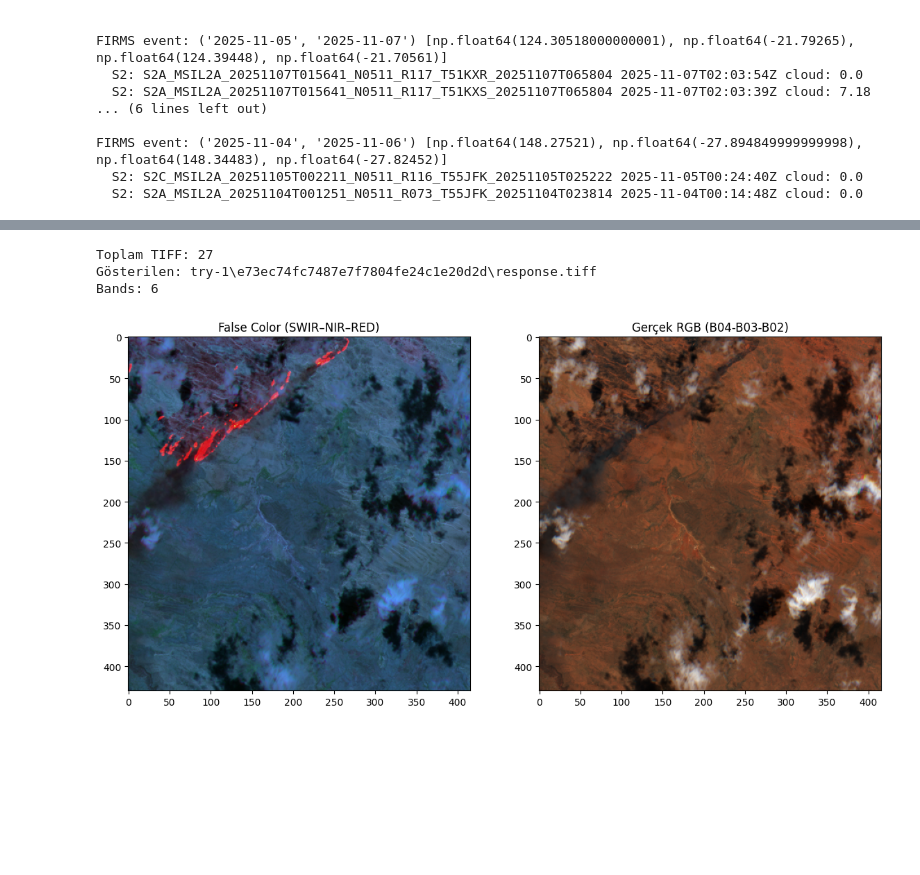
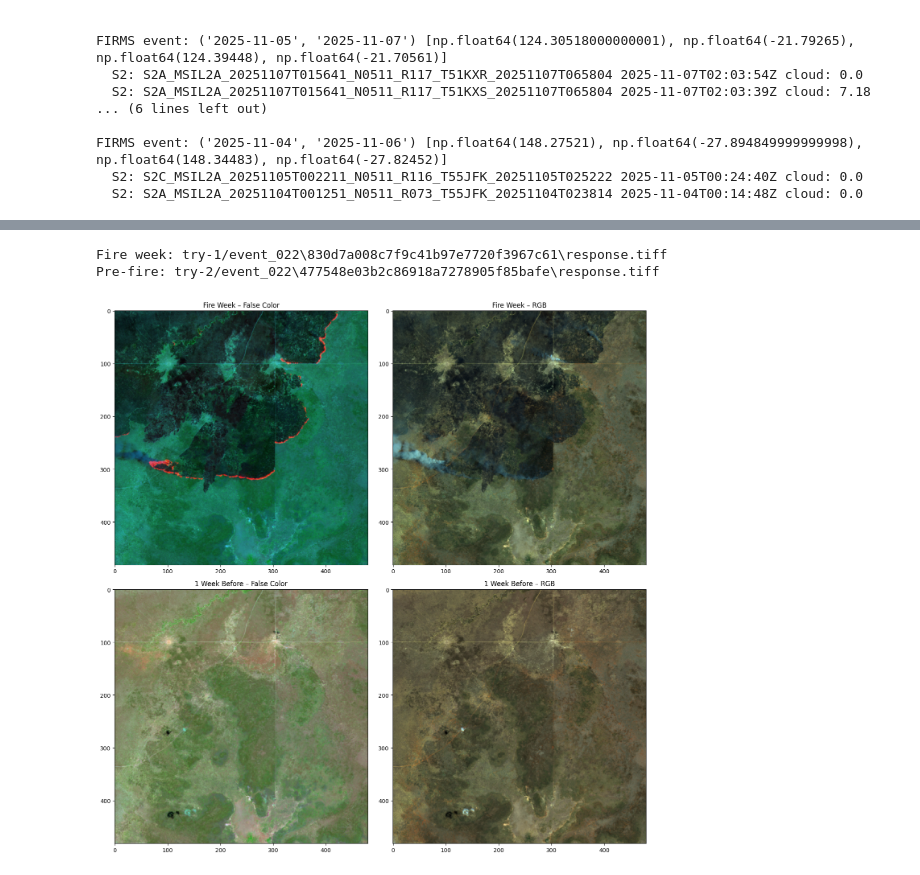
Before and after one commit to Yesimtsn/ForestFireDetection_CS419, a Jupyter notebook: Data_Pulling.ipynb, the cells around one changed output, grey strips where cells are left out. Drawn from its saved outputs; the diff is of its cells as text; code cells hidden in the pictures; blank space fills up the shorter version.

```diff
--- a/Data_Pulling.ipynb
+++ b/Data_Pulling.ipynb
@@ -260,62 +318,102 @@ import rasterio
 import numpy as np
 import matplotlib.pyplot as plt
 
-folder = "try-1"
+event_idx = 22
+
+folder_burnin = f"try-1/event_{event_idx:03d}"
+folder_greenf = f"try-2/event_{event_idx:03d}"
+
+# -----------------------------
+# FIRE WEEK (try-1)
+# -----------------------------
 tiffs = []
-
-for root, _, files in os.walk(folder):
+for root, _, files in os.walk(folder_burnin):
     for f in files:
         if f.endswith(".tiff"):
             tiffs.append(os.path.join(root, f))
-print("Toplam TIFF:", len(tiffs))
 
-index = 23
-path = tiffs[index]
-print("Gösterilen:", path)
+tiffs = sorted(tiffs)
+path = tiffs[0]
+print("Fire week:", path)
 
 with rasterio.open(path) as src:
     img = src.read().astype(np.float32)
 
-print("Bands:", img.shape[0])
+# -----------------------------
+# PRE-FIRE (try-2)
+# -----------------------------
+tiffs_pre = []
+for root, _, files in os.walk(folder_greenf):
+    for f in files:
+        if f.endswith(".tiff"):
+            tiffs_pre.append(os.path.join(root, f))
+
+tiffs_pre = sorted(tiffs_pre)
+path_pre = tiffs_pre[0]
+print("Pre-fire:", path_pre)
+
+with rasterio.open(path_pre) as src:
+    img_pre = src.read().astype(np.float32)
 
 def norm(x):
     x = x - x.min()
     if x.max() > 0:
         x = x / x.max()
     return x
 
 B02 = img[0]  # Blue
 B03 = img[1]  # Green
 B04 = img[2]  # Red
-B04 = img[2]   # Red
 B08 = img[3]   # NIR
 B12 = img[4]   # SWIR
 
 false_color = np.dstack([
     norm(B12),   # R → SWIR
     norm(B08),   # G → NIR
     norm(B04)    # B → Red
 ])
 
 rgb_image = np.dstack([
     norm(B04),
     norm(B03),
     norm(B02)
 ])
 
-plt.figure(figsize=(14,7))
+B02_p, B03_p, B04_p, B08_p, B12_p = img_pre[0], img_pre[1], img_pre[2], img_pre[3], img_pre[4]
 
-plt.subplot(1, 2, 1)
-plt.title("False Color (SWIR–NIR–RED)")
+false_color_p = np.dstack([
+    norm(B12_p),
+    norm(B08_p),
+    norm(B04_p)
+])
+
+rgb_image_p = np.dstack([
+    norm(B04_p),
+    norm(B03_p),
+    norm(B02_p)
+])
+
+plt.figure(figsize=(14,14))
+
+plt.subplot(2, 2, 1)
+plt.title("Fire Week – False Color")
 plt.imshow(false_color)
 
-plt.subplot(1, 2, 2)
-plt.title("Gerçek RGB (B04-B03-B02)")
+plt.subplot(2, 2, 2)
+plt.title("Fire Week – RGB")
 plt.imshow(rgb_image)
 
+plt.subplot(2, 2, 3)
+plt.title("1 Week Before – False Color")
+plt.imshow(false_color_p)
+
+plt.subplot(2, 2, 4)
+plt.title("1 Week Before – RGB")
+plt.imshow(rgb_image_p)
+
+plt.tight_layout()
 plt.show()
 # %% [output]
-Toplam TIFF: 27
-Gösterilen: try-1\e73ec74fc7487e7f7804fe24c1e20d2d\response.tiff
-Bands: 6
+Fire week: try-1/event_022\830d7a008c7f9c41b97e7720f3967c61\response.tiff
+Pre-fire: try-2/event_022\477548e03b2c86918a7278905f85bafe\response.tiff
-[figure, old version]
+[figure, new version]
```
Also changed, not shown: parts of 3 cells of this notebook.
